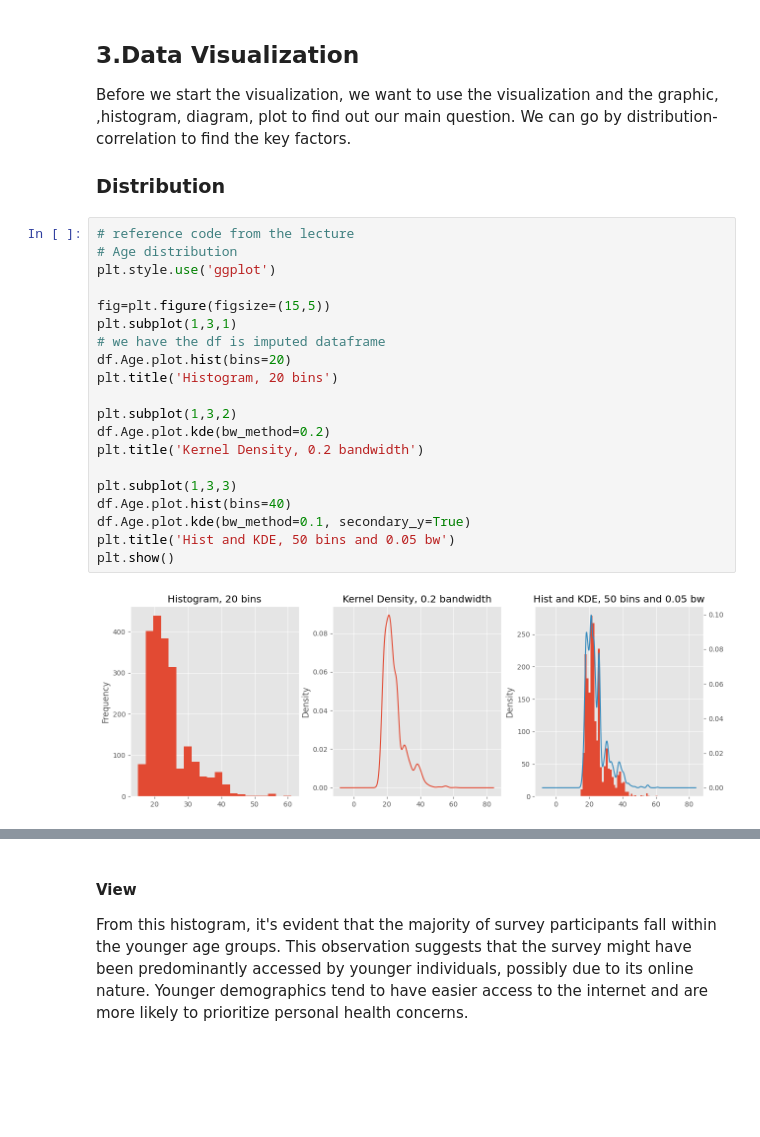
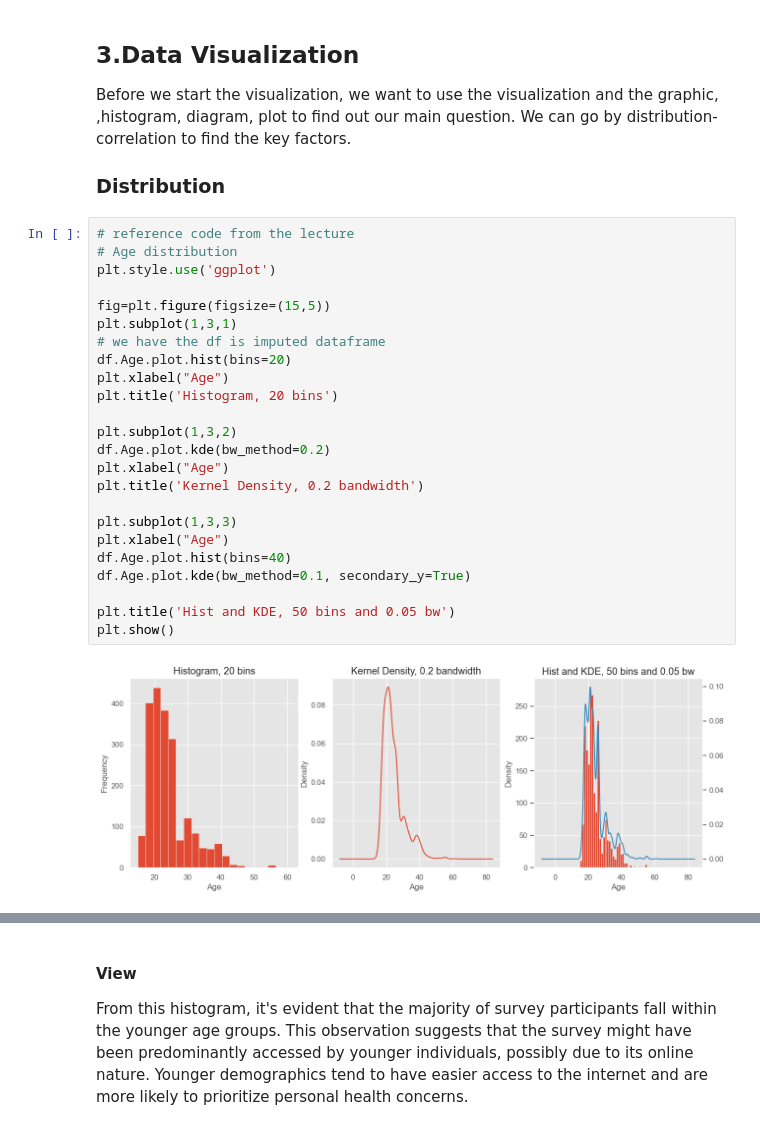
Before and after one commit to wayne-xyz/CS7324As, a Jupyter notebook: Lab1/LabOne.ipynb, the cells around one changed output, grey strips where cells are left out. Saved outputs shown, nothing was run; the diff lists cells and outputs as text; blank space fills up the shorter version.

Commit message:
update the lable of the images

```diff
--- a/Lab1/LabOne.ipynb
+++ b/Lab1/LabOne.ipynb
@@ -342,23 +343,27 @@ Before we start the visualization, we want to use the visualization and the grap
 # %%
 # reference code from the lecture
 # Age distribution
 plt.style.use('ggplot')
 
 fig=plt.figure(figsize=(15,5))
 plt.subplot(1,3,1)
 # we have the df is imputed dataframe
 df.Age.plot.hist(bins=20)
+plt.xlabel("Age")
 plt.title('Histogram, 20 bins')
 
 plt.subplot(1,3,2)
 df.Age.plot.kde(bw_method=0.2)
+plt.xlabel("Age")
 plt.title('Kernel Density, 0.2 bandwidth')
 
 plt.subplot(1,3,3)
+plt.xlabel("Age")
 df.Age.plot.hist(bins=40)
 df.Age.plot.kde(bw_method=0.1, secondary_y=True)
+
 plt.title('Hist and KDE, 50 bins and 0.05 bw')
 plt.show()
 # %% [output]
-[figure, old version]
+[figure, new version]
 # %%
```
Also changed, not shown: parts of 9 cells of this notebook.
